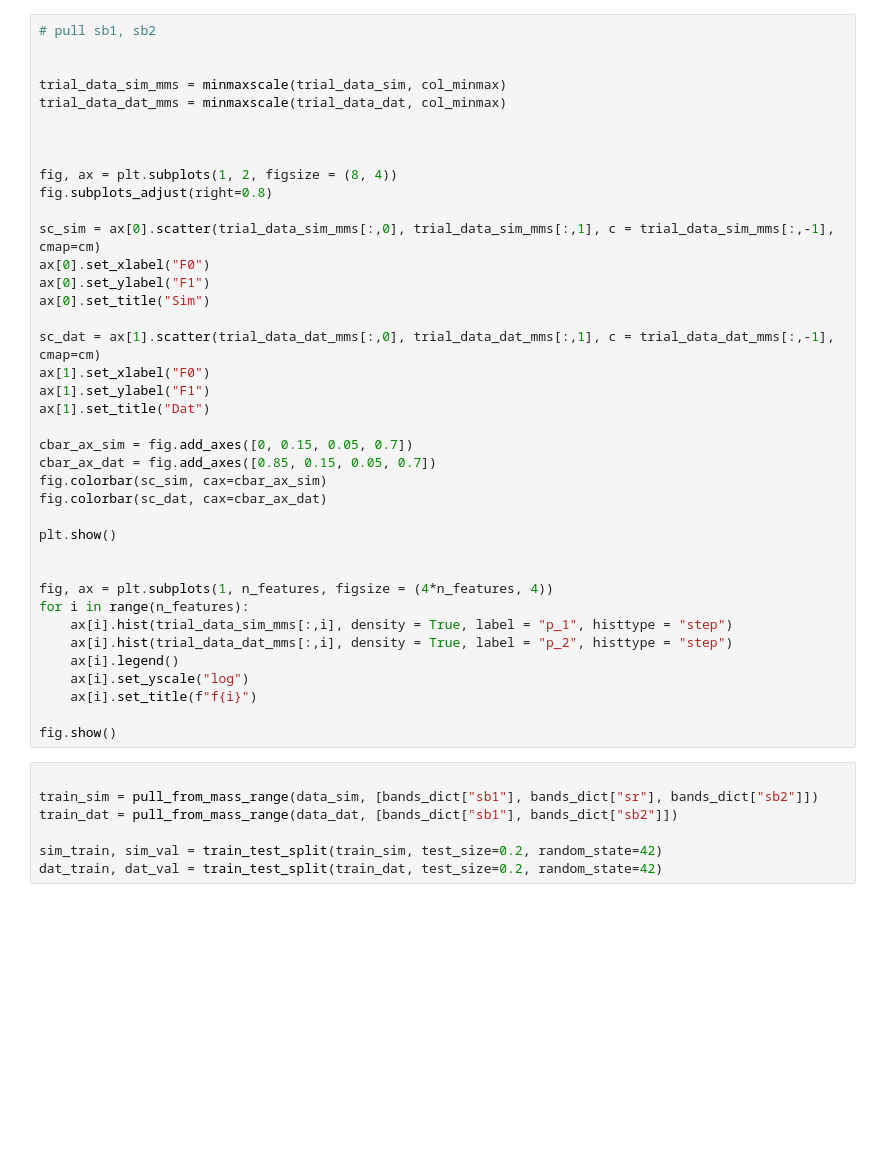
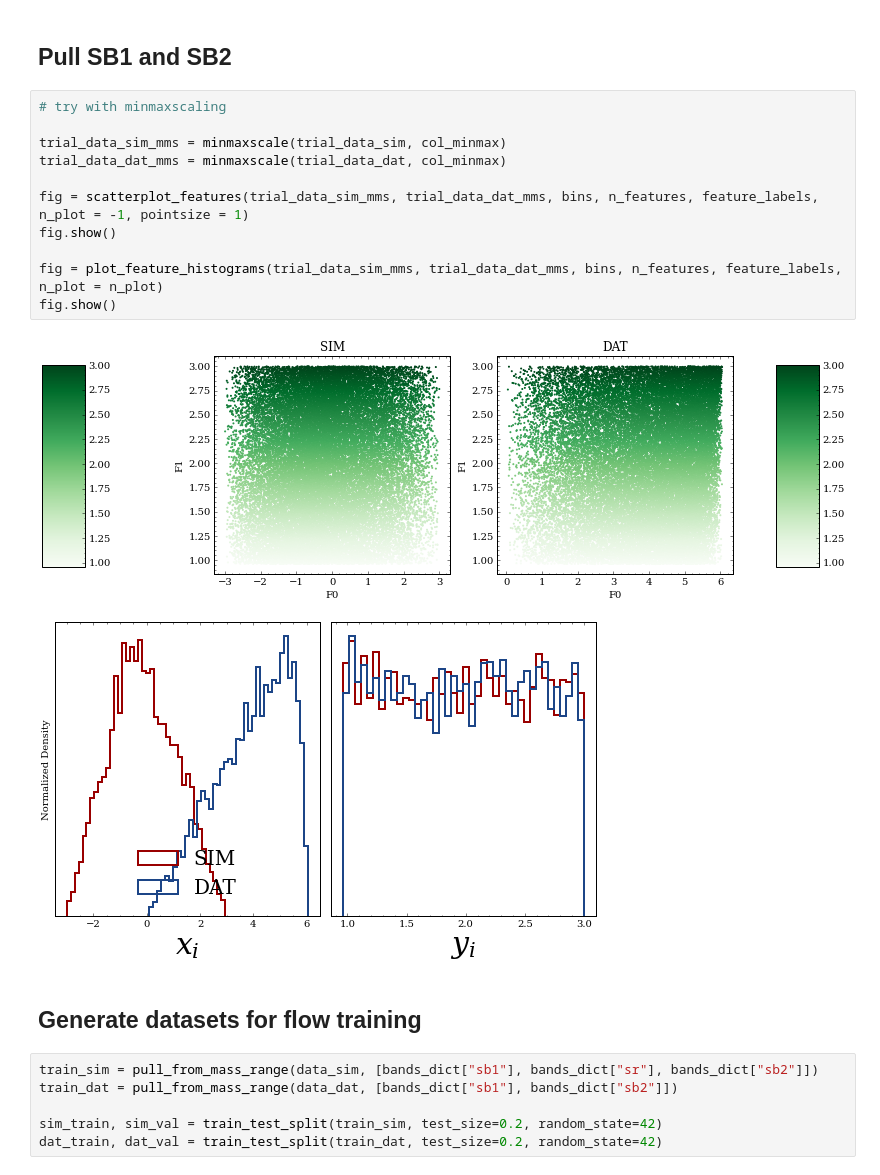
Before and after one commit to rmastand/FETA, a Jupyter notebook: generate_dataset_and_preprocess_toy.ipynb, the cells around one changed output. Saved outputs shown, nothing was run; the diff lists cells and outputs as text; blank space fills up the shorter version.

```diff
--- a/generate_dataset_and_preprocess_toy.ipynb
+++ b/generate_dataset_and_preprocess_toy.ipynb
@@ -242,44 +177,22 @@ fig.show()
+# %% [markdown]
+## Pull SB1 and SB2
 # %%
-# pull sb1, sb2
-
+# try with minmaxscaling
 
 trial_data_sim_mms = minmaxscale(trial_data_sim, col_minmax)
 trial_data_dat_mms = minmaxscale(trial_data_dat, col_minmax)
 
+fig = scatterplot_features(trial_data_sim_mms, trial_data_dat_mms, bins, n_features, feature_labels, n_plot = -1, pointsize = 1)
+fig.show()
 
-
-fig, ax = plt.subplots(1, 2, figsize = (8, 4))
-fig.subplots_adjust(right=0.8)
-
-sc_sim = ax[0].scatter(trial_data_sim_mms[:,0], trial_data_sim_mms[:,1], c = trial_data_sim_mms[:,-1], cmap=cm)
-ax[0].set_xlabel("F0")
-ax[0].set_ylabel("F1")
-ax[0].set_title("Sim")
-
-sc_dat = ax[1].scatter(trial_data_dat_mms[:,0], trial_data_dat_mms[:,1], c = trial_data_dat_mms[:,-1], cmap=cm)
-ax[1].set_xlabel("F0")
-ax[1].set_ylabel("F1")
-ax[1].set_title("Dat")
-
-cbar_ax_sim = fig.add_axes([0, 0.15, 0.05, 0.7])
-cbar_ax_dat = fig.add_axes([0.85, 0.15, 0.05, 0.7])
-fig.colorbar(sc_sim, cax=cbar_ax_sim)
-fig.colorbar(sc_dat, cax=cbar_ax_dat)
-
-plt.show()
-
-
-fig, ax = plt.subplots(1, n_features, figsize = (4*n_features, 4))
-for i in range(n_features):
-    ax[i].hist(trial_data_sim_mms[:,i], density = True, label = "p_1", histtype = "step")
-    ax[i].hist(trial_data_dat_mms[:,i], density = True, label = "p_2", histtype = "step")
-    ax[i].legend()
-    ax[i].set_yscale("log")
-    ax[i].set_title(f"f{i}")
-
+fig = plot_feature_histograms(trial_data_sim_mms, trial_data_dat_mms, bins, n_features, feature_labels, n_plot = n_plot)
 fig.show()
+# %% [output]
+[figure, added]
+[figure, added]
+# %% [markdown]
+## Generate datasets for flow training
 # %%
-
 train_sim = pull_from_mass_range(data_sim, [bands_dict["sb1"], bands_dict["sr"], bands_dict["sb2"]])
 train_dat = pull_from_mass_range(data_dat, [bands_dict["sb1"], bands_dict["sb2"]])
 
```
Also changed, not shown: parts of 13 cells of this notebook.
